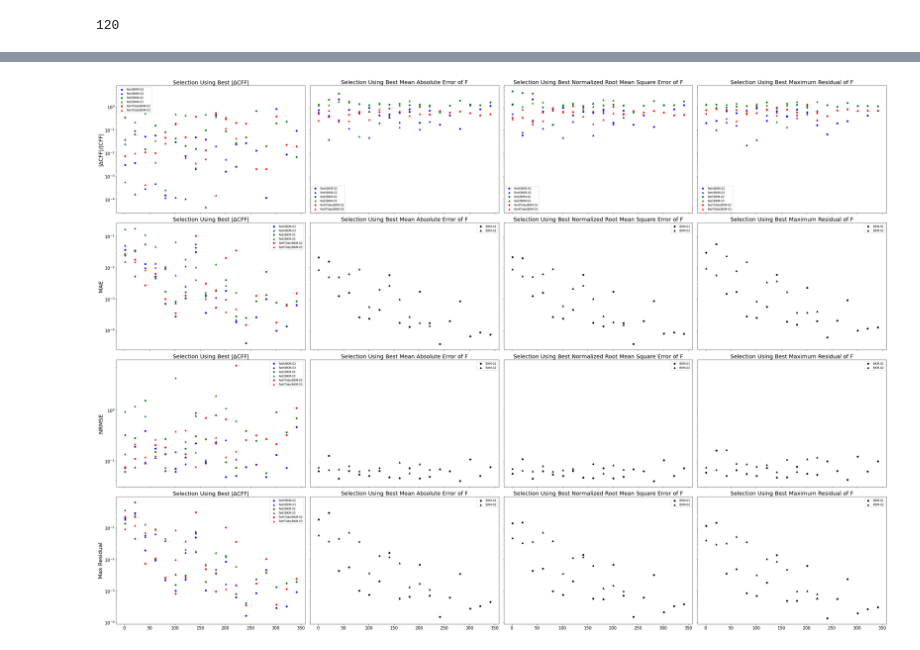
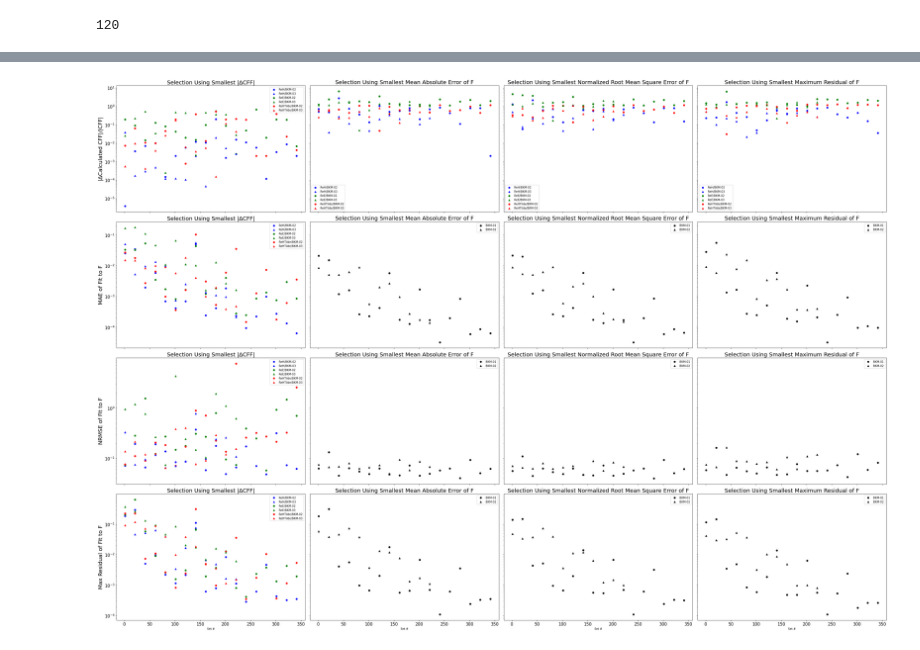
Before and after one commit to extraction-tools/ANN, a Jupyter notebook: Mohit/Grid_analysis.ipynb, the cells around one changed output, grey strips where cells are left out. Drawn from its saved outputs; the diff is of its cells as text; code cells hidden in the pictures.

```diff
--- a/Mohit/Grid_analysis.ipynb
+++ b/Mohit/Grid_analysis.ipynb
@@ -266,7 +271,7 @@ titles_per_row = [
     ]
 
 measurement = [
-    '|\u0394CFF|/|CFF|',
+    '|\u0394Calculated CFF|/|CFF|',
     'MAE',
     'NRMSE',
     'Max Residual'
@@ -277,13 +282,13 @@ legend_handles = []
 
 for legend_handle_cff, legend_handle_color in zip(['ReH', 'ReE', 'ReHTilde'], ['b', 'g', 'r']):
     for legend_handle_marker, legend_handle_bkm in zip(['o','^'],[2,3]):
-        legend_handles += [row[2].scatter([],[],
+        legend_handles += [ax[0][2].scatter([],[],
                             marker=legend_handle_marker,
                             label = legend_handle_cff + '/BKM-0' + str(legend_handle_bkm),
                             c=legend_handle_color)]
 
-legend_handles += [row[2].scatter([],[], marker='o', c='black', label='BKM-01')];
-legend_handles += [row[2].scatter([],[], marker='^', c='black', label='BKM-02')];
+legend_handles += [ax[0][2].scatter([],[], marker='o', c='black', label='BKM-01')];
+legend_handles += [ax[0][2].scatter([],[], marker='^', c='black', label='BKM-02')];
 
 
 for i,row in enumerate(ax):
@@ -303,6 +308,8 @@ for bkm in [2,3]:
 
         for i, (row, meas) in enumerate(zip(ax, measurement)):
             for j, (plot, title) in enumerate(zip(row, titles_per_row)):
+                if i == 3:
+                    plot.set_xlabel('Set #');
 
                 plot.tick_params(axis='both', which='major', labelsize=15);
                 plot.set_yscale('log');
@@ -310,9 +317,12 @@ for bkm in [2,3]:
 
                 if j == 0:
                     plot.set_ylabel(meas, fontsize=20);
-                    plot.set_title('Selection Using Best |\u0394' + title[0] + '|', fontsize=20);
+                    if 'CFF' not in meas:
+                        plot.set_ylabel(meas + ' of Fit to F', fontsize=20);
+
+                    plot.set_title('Selection Using Smallest |\u0394' + title[0] + '|', fontsize=20);
                 else:
-                    plot.set_title('Selection Using Best ' + title[0] + ' of F', fontsize=20);
+                    plot.set_title('Selection Using Smallest ' + title[0] + ' of F', fontsize=20);
 
                 if 'CFF' in meas:
                     if j == 0:
@@ -343,34 +353,34 @@ for bkm in [2,3]:
                             else:
                                 plot.scatter(best_loc['Set'], rel_err, c=color, marker='^', label=cff+'/BKM-0'+str(bkm));
 
                 else:
                     if j == 0:
 
                         for cff, color in zip(['ReH', 'ReE', 'ReHTilde'], ['b','g','r']):
                             col_name = '|\u0394' + cff + '|'
 
                             best_loc = tempdf[col_name].idxmin()
                             best_loc = tempdf.loc[best_loc]
 
                             if bkm == 2:
                                 plot.scatter(best_loc['Set'], best_loc[meas], c=color, marker='o', label=cff+'/BKM-0'+str(bkm));
                             else:
                                 plot.scatter(best_loc['Set'], best_loc[meas], c=color, marker='^', label=cff+'/BKM-0'+str(bkm));
 
                     else:
                         best_loc = tempdf[title[1]].idxmin()
                         best_loc = tempdf.loc[best_loc]
 #                         plot.text(1,1,meas + ' Using ' + title[1]);
 
                         plot.scatter(best_loc['Set'], best_loc[meas], c='black',
                                     marker = 'o' if bkm == 2 else '^');
 
 fig.patch.set_facecolor('white');
 fig.tight_layout();
 plt.show();
 fig.savefig('Plots/CFFs_and_F_Criteria.png', transparent=False, facecolor=fig.get_facecolor());
 # %% [output]
-[figure, old version]
+[figure, new version]
 # %%
 epoch_batch_per_set = {}
 for dataset in [2,3]:
```
Also changed, not shown: parts of 5 cells of this notebook, 9 other files.
